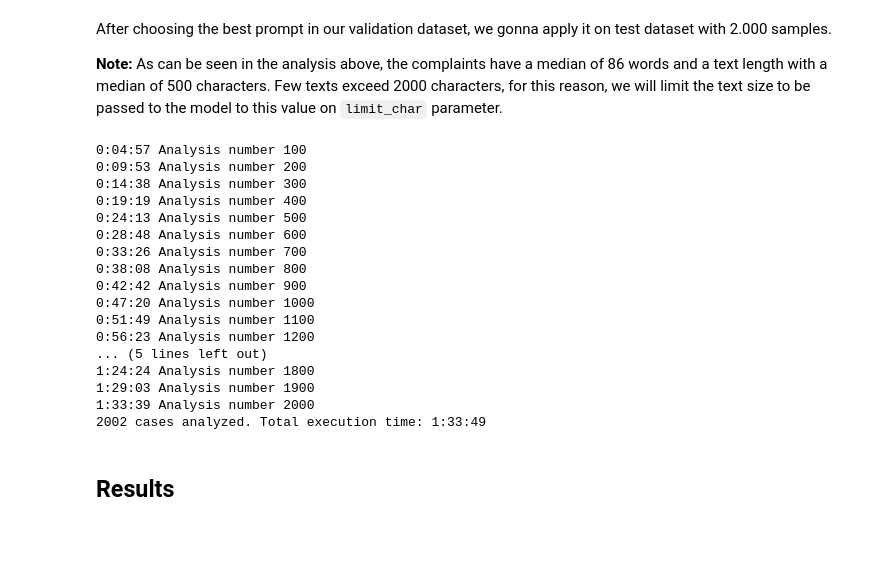
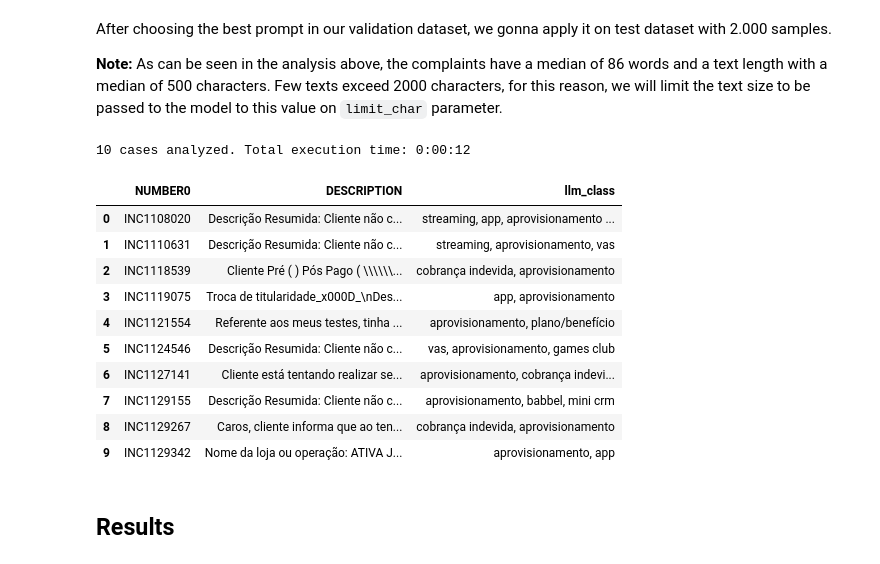
Before and after one commit to rdemarqui/llm_complaint_management, a Jupyter notebook: 02. LLM_analysis.ipynb, the cells around one changed output. Drawn from its saved outputs; the diff is of its cells as text; code cells hidden in the pictures; blank space fills up the shorter version.

```diff
--- a/02. LLM_analysis.ipynb
+++ b/02. LLM_analysis.ipynb
@@ -377,0 +359,27 @@ for prompt in prompt_dict:
+# %%
+example ="""
+Siebel não gera o protocolo de atendimento, apresentando o erro "não é possível criar um atendimento sem uma ligação ativa"
+"""[:2000].replace('\n', ' ').lower()
+
+prompt_test = """
+<s>[INST]
+Tenho a seguinte reclamação:
+- O sinal é muito ruim. O app não funciona
+
+Classifique o problema.
+Certifique-se de apenas classificar e não dizer mais nada.
+
+Classificação:[/INST] conexão de rede, app</s>
+[INST]
+Tenho a seguinte reclamação:
+- {user_complain}
+
+Classifique o problema com as chaves a seguir:
+plano/benefício, VAS, conexão de rede, app, streaming, roaming, portabilidade, chip/sim card, cobrança indevida, cancelamento linha/plano, recarga/pagamento, aprovisionamento, siebel
+Certifique-se de apenas classificar e não dizer mais nada.
+
+Classificação:[/INST]"""
+
+print(prompt_test)
+
+#llm_analysis(prompt_test, example)
@@ -377,0 +410,3 @@ for prompt in prompt_dict:
+# %%
+prompt_dict['final'] = prompt_test
+print(prompt_dict['final'])
@@ -507,28 +560,28 @@ round(pd.DataFrame(score_dict[max_score_prompt]).transpose(), 4)
 After choosing the best prompt in our validation dataset, we gonna apply it on test dataset with 2.000 samples.
 
 **Note:** As can be seen in the analysis above, the complaints have a median of 86 words and a text length with a median of 500 characters. Few texts exceed 2000 characters, for this reason, we will limit the text size to be passed to the model to this value on `limit_char` parameter.
+# %%
+df = pd.read_excel('/content/BacklogNTT-ANL.xlsx', usecols=['NUMBER0', 'DESCRIPTION'])
 # %%
 # Run text classification
-df, file_name = iterate_over_interval(df=df, column="description", prompt=prompt_dict[max_score_prompt],
-                                      limit_char=2000, start_row=0, end_row=df.shape[0], save=True)
+df, file_name = iterate_over_interval(df=df, column="DESCRIPTION", prompt=prompt_dict['final'],
+                                      limit_char=2000, start_row=0, end_row=10, save=True)
 # %% [output]
-0:04:57 Analysis number 100
-0:09:53 Analysis number 200
-0:14:38 Analysis number 300
-0:19:19 Analysis number 400
-0:24:13 Analysis number 500
-0:28:48 Analysis number 600
-0:33:26 Analysis number 700
-0:38:08 Analysis number 800
-0:42:42 Analysis number 900
-0:47:20 Analysis number 1000
-0:51:49 Analysis number 1100
-0:56:23 Analysis number 1200
-... (5 lines left out)
-1:24:24 Analysis number 1800
-1:29:03 Analysis number 1900
-1:33:39 Analysis number 2000
-2002 cases analyzed. Total execution time: 1:33:49
+10 cases analyzed. Total execution time: 0:00:12
+# %%
+df.head(10)
+# %% [output]
+|  | NUMBER0 | DESCRIPTION | llm_class |
+| 0 | INC1108020 | Descrição Resumida: Cliente não c... | streaming, app, aprovisionamento ... |
+| 1 | INC1110631 | Descrição Resumida: Cliente não c... | streaming, aprovisionamento, vas |
+| 2 | INC1118539 | Cliente Pré ( ) Pós Pago ( \\\\\\... | cobrança indevida, aprovisionamento |
+| 3 | INC1119075 | Troca de titularidade_x000D_\nDes... | app, aprovisionamento |
+| 4 | INC1121554 | Referente aos meus testes, tinha ... | aprovisionamento, plano/benefício |
+| 5 | INC1124546 | Descrição Resumida: Cliente não c... | vas, aprovisionamento, games club |
+| 6 | INC1127141 | Cliente está tentando realizar se... | aprovisionamento, cobrança indevi... |
+| 7 | INC1129155 | Descrição Resumida: Cliente não c... | aprovisionamento, babbel, mini crm |
+| 8 | INC1129267 | Caros, cliente informa que ao ten... | cobrança indevida, aprovisionamento |
+| 9 | INC1129342 | Nome da loja ou operação: ATIVA J... | aprovisionamento, app |
 # %% [markdown]
 ## Results
 # %%
```
Also changed, not shown: parts of 11 cells of this notebook.
